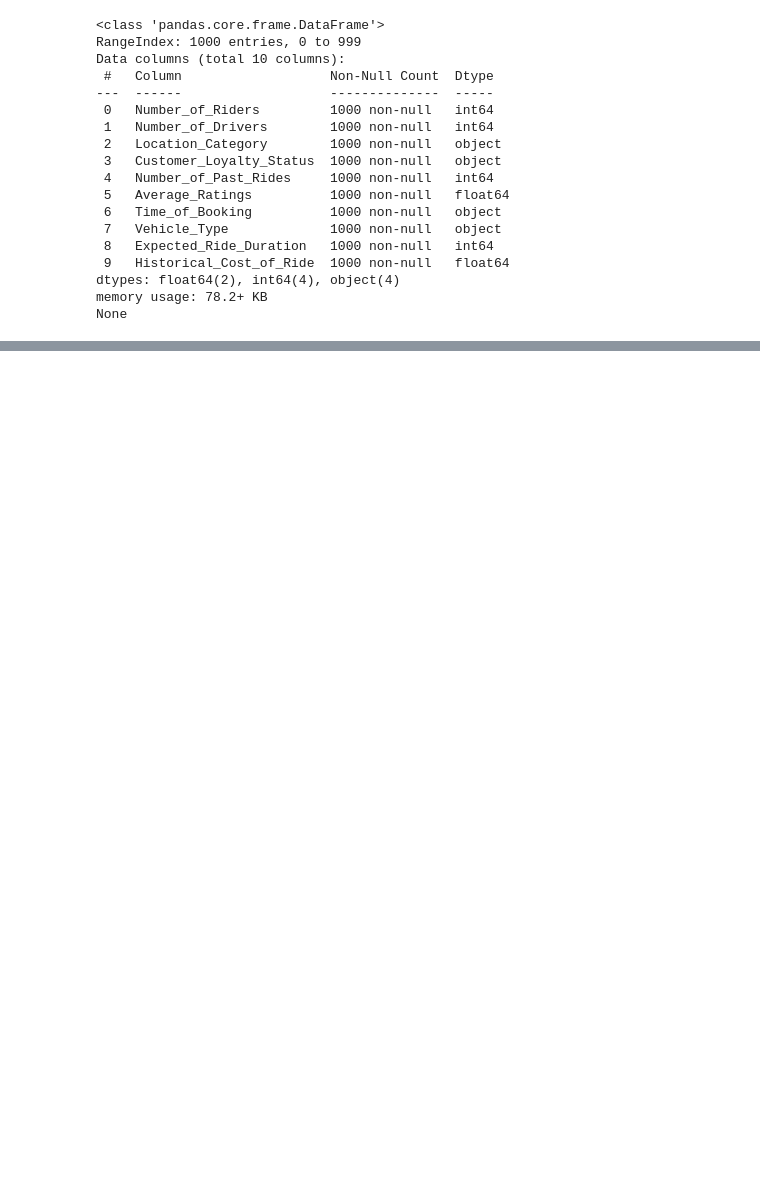
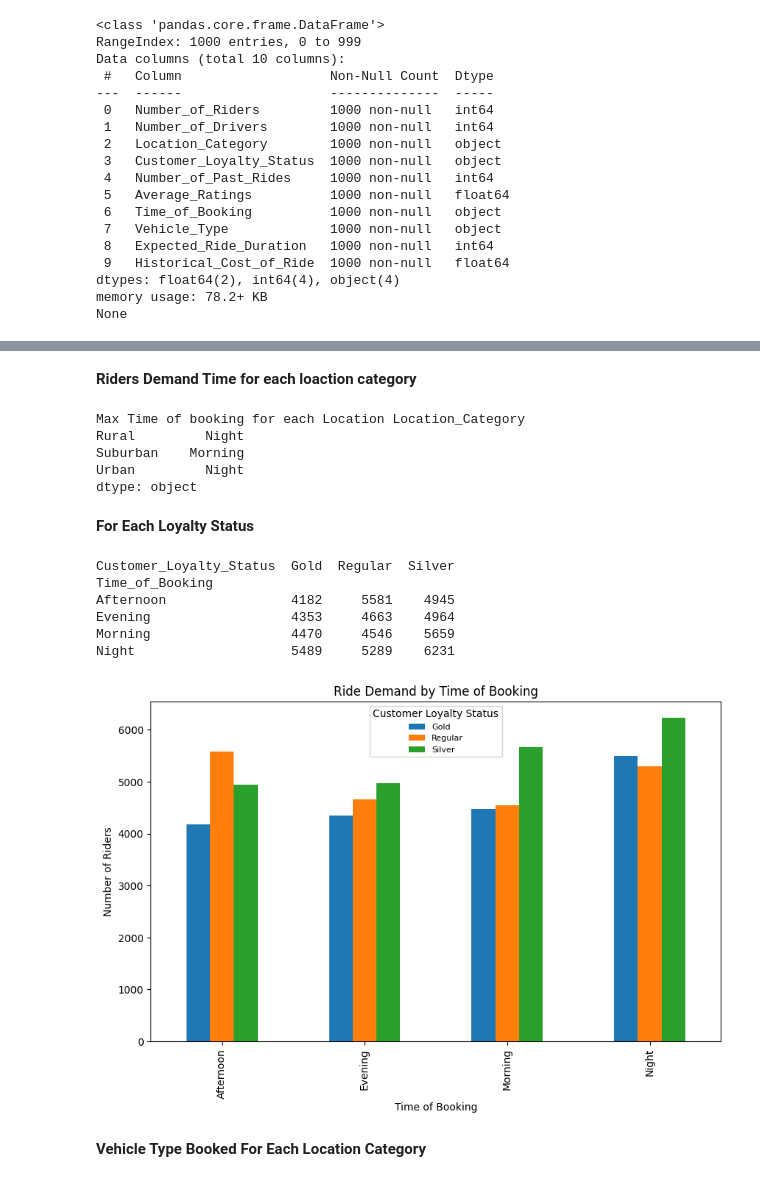
Before and after one commit to Sanskar-Bhushankar/Dynamic-Pricing-kaggle, a Jupyter notebook: dynamic-pricing-sanskar.ipynb, the cells around one changed output, grey strips where cells are left out. Drawn from its saved outputs; the diff is of its cells as text; code cells hidden in the pictures; blank space fills up the shorter version.

```diff
--- a/dynamic-pricing-sanskar.ipynb
+++ b/dynamic-pricing-sanskar.ipynb
@@ -229,0 +165,36 @@ plt.show()
+# %% [markdown]
+**Riders Demand Time for each loaction category**
+# %%
+ride_counts_by_location_time = data.groupby(['Location_Category', 'Time_of_Booking'])['Number_of_Riders'].sum().unstack()
+max_rides_time_by_location = ride_counts_by_location_time.idxmax(axis=1)
+
+print("Max Time of booking for each Location",max_rides_time_by_location)
+# %% [output]
+Max Time of booking for each Location Location_Category
+Rural         Night
+Suburban    Morning
+Urban         Night
+dtype: object
+# %% [markdown]
+**For Each Loyalty Status**
+# %%
+ride_demand_by_time = data.groupby(['Time_of_Booking','Customer_Loyalty_Status'])['Number_of_Riders'].sum().unstack()
+print(ride_demand_by_time)
+# %% [output]
+Customer_Loyalty_Status  Gold  Regular  Silver
+Time_of_Booking
+Afternoon                4182     5581    4945
+Evening                  4353     4663    4964
+Morning                  4470     4546    5659
+Night                    5489     5289    6231
+# %%
+ride_demand_by_time.plot(kind='bar', figsize=(10, 6))
+plt.xlabel('Time of Booking')
+plt.ylabel('Number of Riders')
+plt.title('Ride Demand by Time of Booking')
+plt.legend(title='Customer Loyalty Status', prop={'size': 8}, loc='upper center')
+plt.show()
+# %% [output]
+[figure, added]
+# %% [markdown]
+**Vehicle Type Booked For Each Location Category**
```
Also changed, not shown: parts of 25 cells of this notebook.
